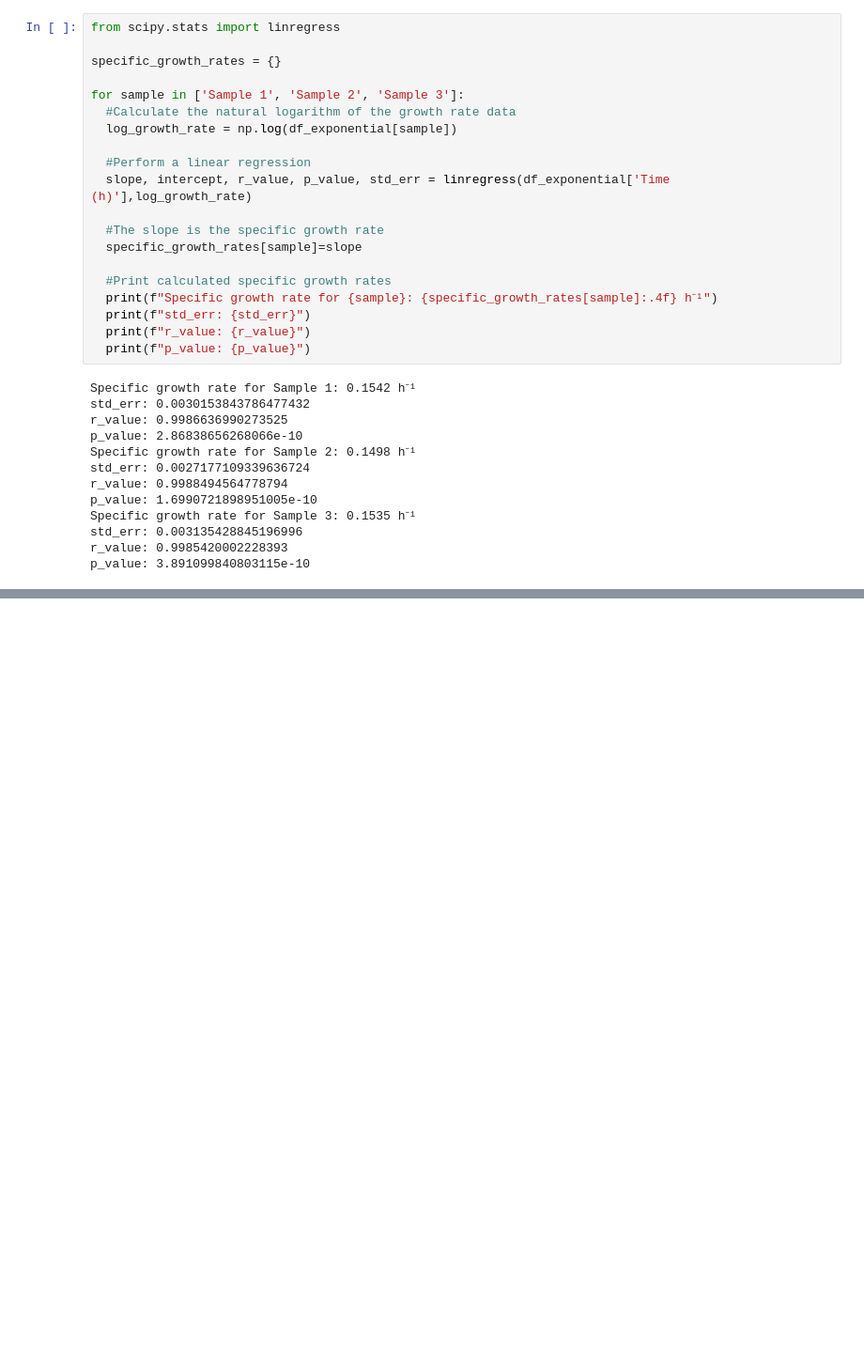
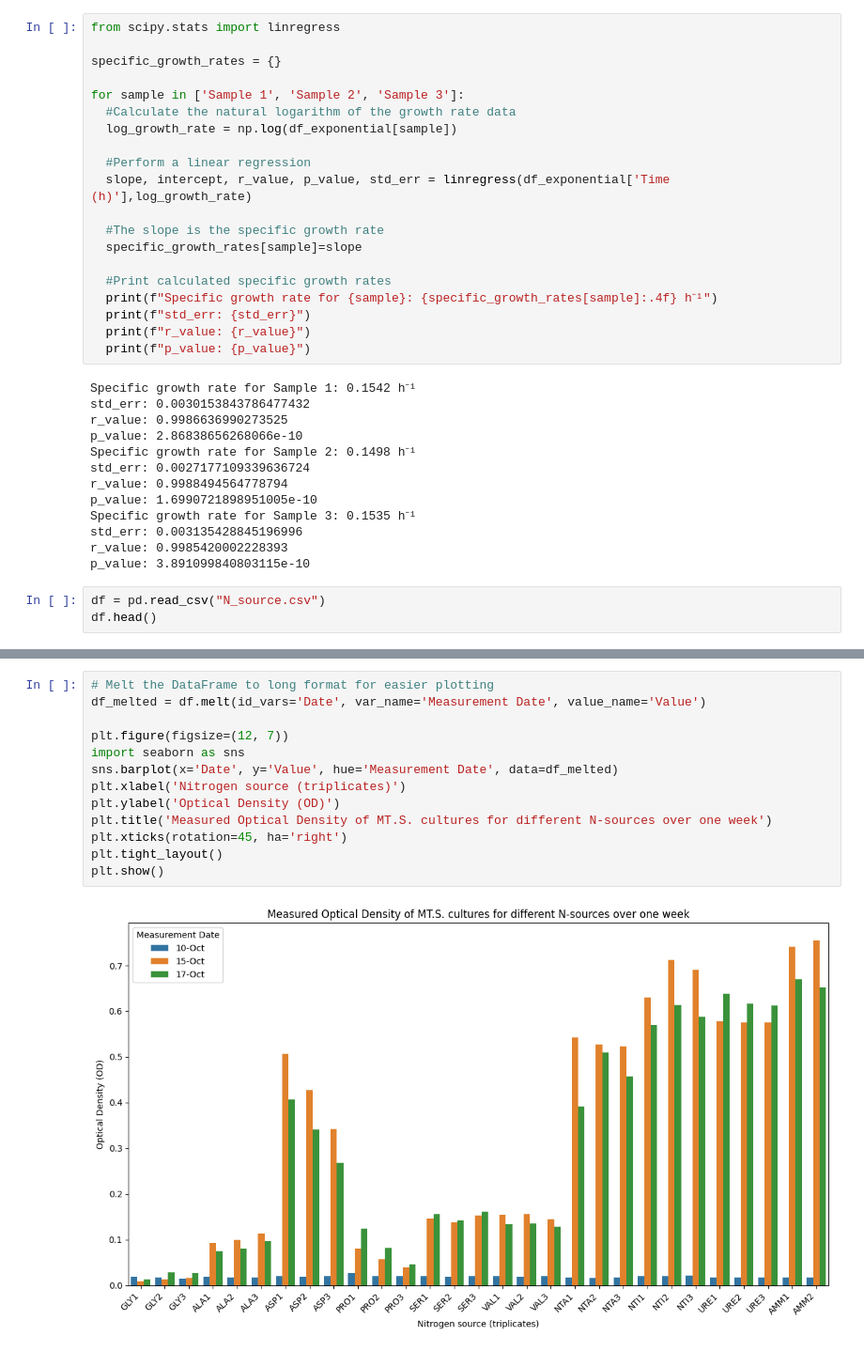
Before and after one commit to beabosss/Microbe-Lab, a Jupyter notebook: Microbe_Lab_Bea.ipynb, the cells around one changed output, grey strips where cells are left out. Shown at 94% size. Saved outputs shown, nothing was run; the diff lists cells and outputs as text; blank space fills up the shorter version.

```diff
--- a/Microbe_Lab_Bea.ipynb
+++ b/Microbe_Lab_Bea.ipynb
@@ -105,3 +105,6 @@ Specific growth rate for Sample 3: 0.1535 h⁻¹
 std_err: 0.003135428845196996
 r_value: 0.9985420002228393
 p_value: 3.891099840803115e-10
+# %%
+df = pd.read_csv("N_source.csv")
+df.head()
@@ -107,0 +118,15 @@ p_value: 3.891099840803115e-10
+# %%
+# Melt the DataFrame to long format for easier plotting
+df_melted = df.melt(id_vars='Date', var_name='Measurement Date', value_name='Value')
+
+plt.figure(figsize=(12, 7))
+import seaborn as sns
+sns.barplot(x='Date', y='Value', hue='Measurement Date', data=df_melted)
+plt.xlabel('Nitrogen source (triplicates)')
+plt.ylabel('Optical Density (OD)')
+plt.title('Measured Optical Density of MT.S. cultures for different N-sources over one week')
+plt.xticks(rotation=45, ha='right')
+plt.tight_layout()
+plt.show()
+# %% [output]
+[figure, added]
```
Also changed, not shown: parts of 1 cell of this notebook.
